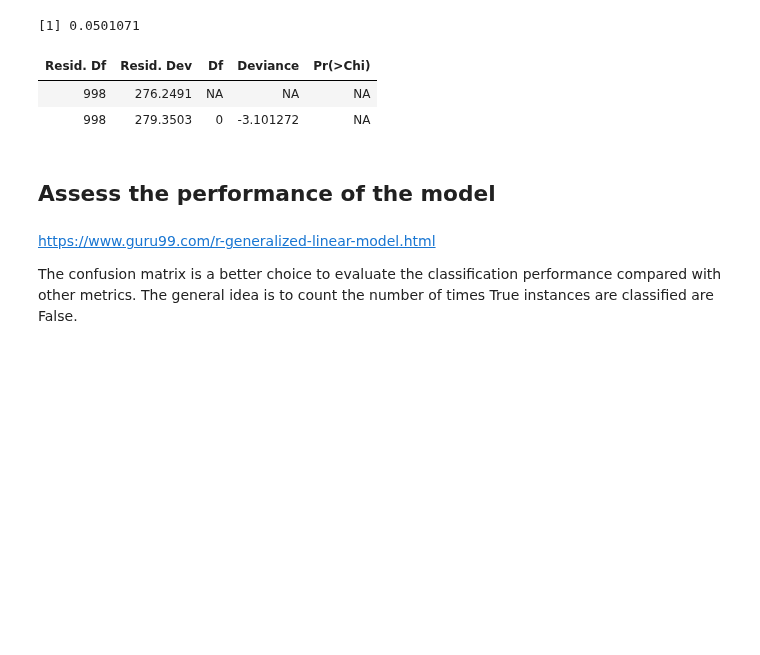
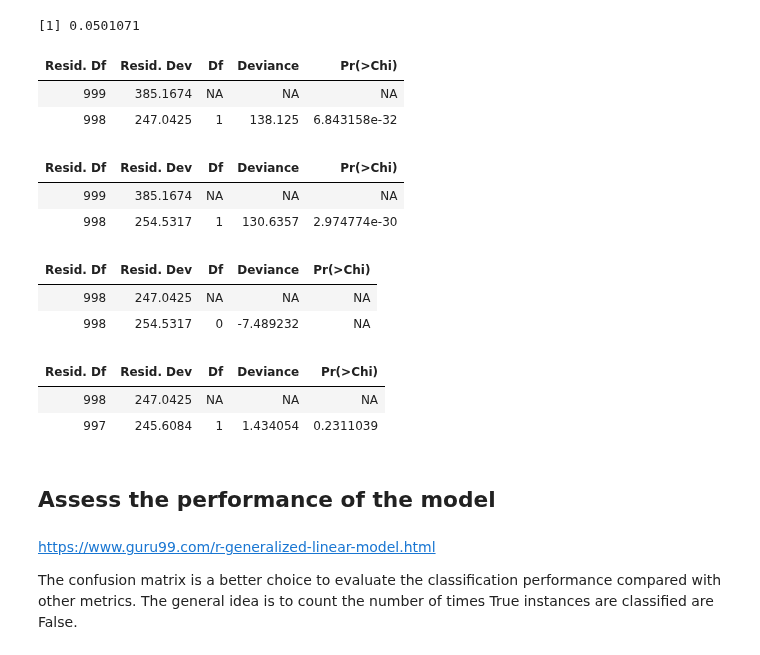
Before and after one commit to kent1325/P2-Covid_19-Mortality, a Jupyter notebook: Bootstrapping.ipynb, the cells around one changed output. Cells and saved outputs as stored; diff of their text form; code cells hidden in the pictures; blank space fills up the shorter version.

```diff
--- a/Bootstrapping.ipynb
+++ b/Bootstrapping.ipynb
@@ -254,3 +254,6 @@ head(Sampled_Data)
+# %%
+model <- glm(dead ~ 1, family = "binomial", data = Sampled_Data)
+#summary(model)
 # %%
 # Model for kontinuert alder.
 glm.main <- glm(dead ~ age, family = "binomial", data = Sampled_Data)
@@ -296,5 +299,8 @@ AIC: 283.35
 
 Number of Fisher Scoring iterations: 8
+# %%
+glm.test <- glm(dead ~ age + age_truncated, family = "binomial", data = Sampled_Data)
+#summary(glm.test)
 # %%
 `P(Age)` = DKpop$P
 `P(Dead|Age)` = ilogit(alpha + beta*DKpop$age)
@@ -302,11 +308,29 @@ Number of Fisher Scoring iterations: 8
 # %% [output]
 [1] 0.0501071
 # %%
-anova(glm.main, glm.truncated, test="Chisq")
+anova(model, glm.main, test="Chisq")
 # %% [output]
 | Resid. Df | Resid. Dev | Df | Deviance | Pr(>Chi) |
-| 998 | 276.2491 | NA | NA | NA |
-| 998 | 279.3503 | 0 | -3.101272 | NA |
+| 999 | 385.1674 | NA | NA | NA |
+| 998 | 247.0425 | 1 | 138.125 | 6.843158e-32 |
+# %%
+anova(model, glm.truncated, test="Chisq")
+# %% [output]
+| Resid. Df | Resid. Dev | Df | Deviance | Pr(>Chi) |
+| 999 | 385.1674 | NA | NA | NA |
+| 998 | 254.5317 | 1 | 130.6357 | 2.974774e-30 |
+# %%
+anova(glm.main, glm.truncated, test="Chisq")
+# %% [output]
+| Resid. Df | Resid. Dev | Df | Deviance | Pr(>Chi) |
+| 998 | 247.0425 | NA | NA | NA |
+| 998 | 254.5317 | 0 | -7.489232 | NA |
+# %%
+anova(glm.main, glm.test, test="Chisq")
+# %% [output]
+| Resid. Df | Resid. Dev | Df | Deviance | Pr(>Chi) |
+| 998 | 247.0425 | NA | NA | NA |
+| 997 | 245.6084 | 1 | 1.434054 | 0.2311039 |
 # %% [markdown]
 ## Assess the performance of the model
 # %% [markdown]
```
Also changed, not shown: parts of 39 cells of this notebook.
